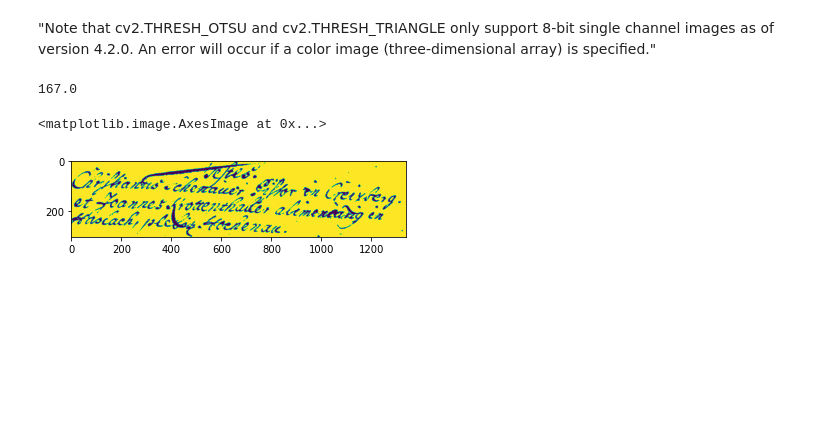
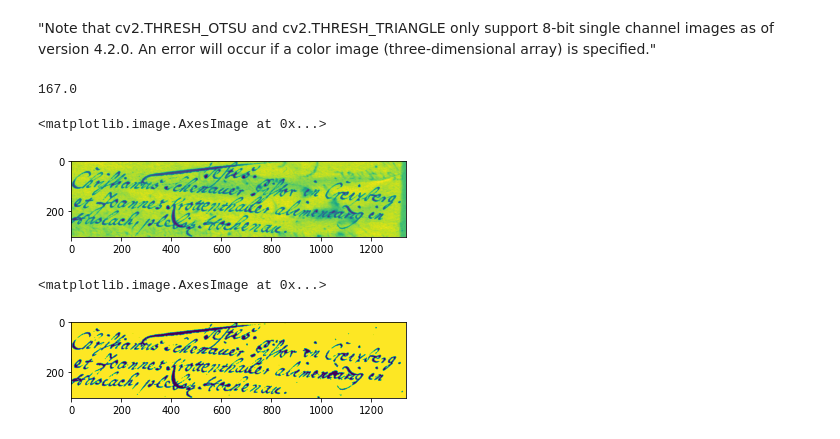
Before and after one commit to ross-k/Image-Binarization-for-Handwriting-OCR, a Jupyter notebook: notebooks/2a - image bin OCR EDA v2.ipynb, the cells around one changed output. Drawn from its saved outputs; the diff is of its cells as text; code cells hidden in the pictures; blank space fills up the shorter version.

Commit message:
Evaluating image binarization approaches.

```diff
--- a/notebooks/2a - image bin OCR EDA v2.ipynb
+++ b/notebooks/2a - image bin OCR EDA v2.ipynb
@@ -285,6 +291,11 @@ th_o, DTI_9_gray_th_o = cv2.threshold(DTI_9_gray,
 print(th_o)
 # %% [output]
 167.0
+# %%
+plt.imshow(DTI_9_gray)
+# %% [output]
+<matplotlib.image.AxesImage at 0x...>
+[figure, added]
 # %%
 plt.imshow(Image.fromarray(DTI_9_gray_th_o))
 # %% [output]
```
Also changed, not shown: parts of 37 cells of this notebook.
